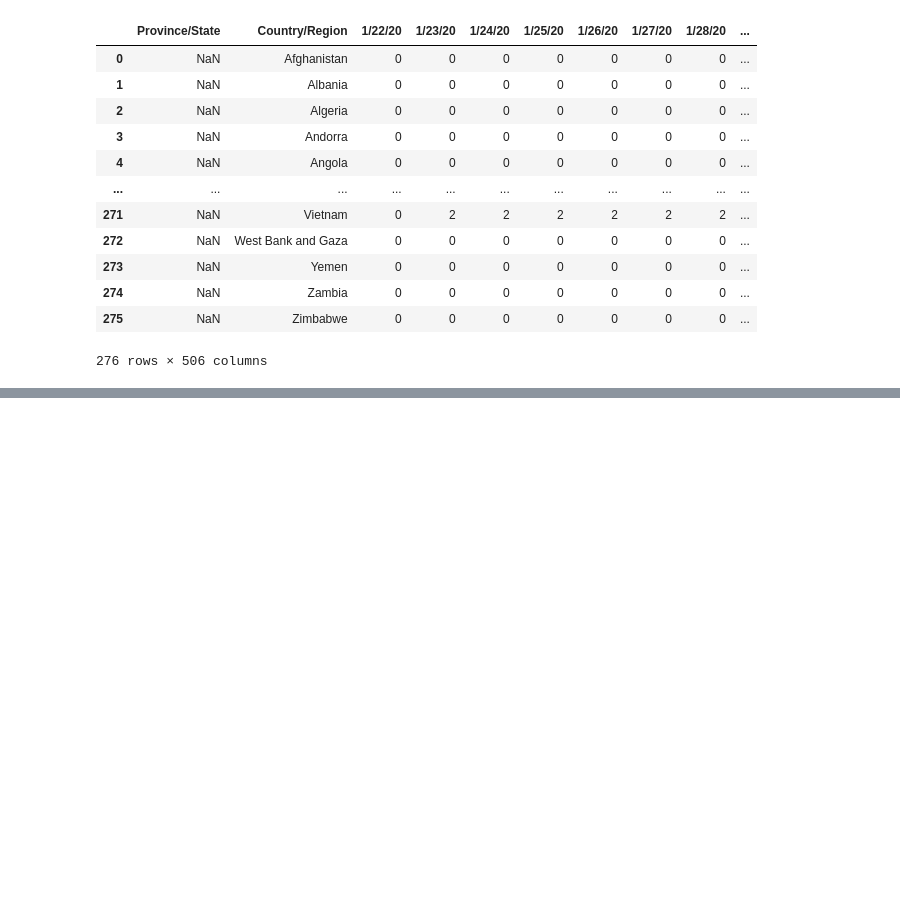
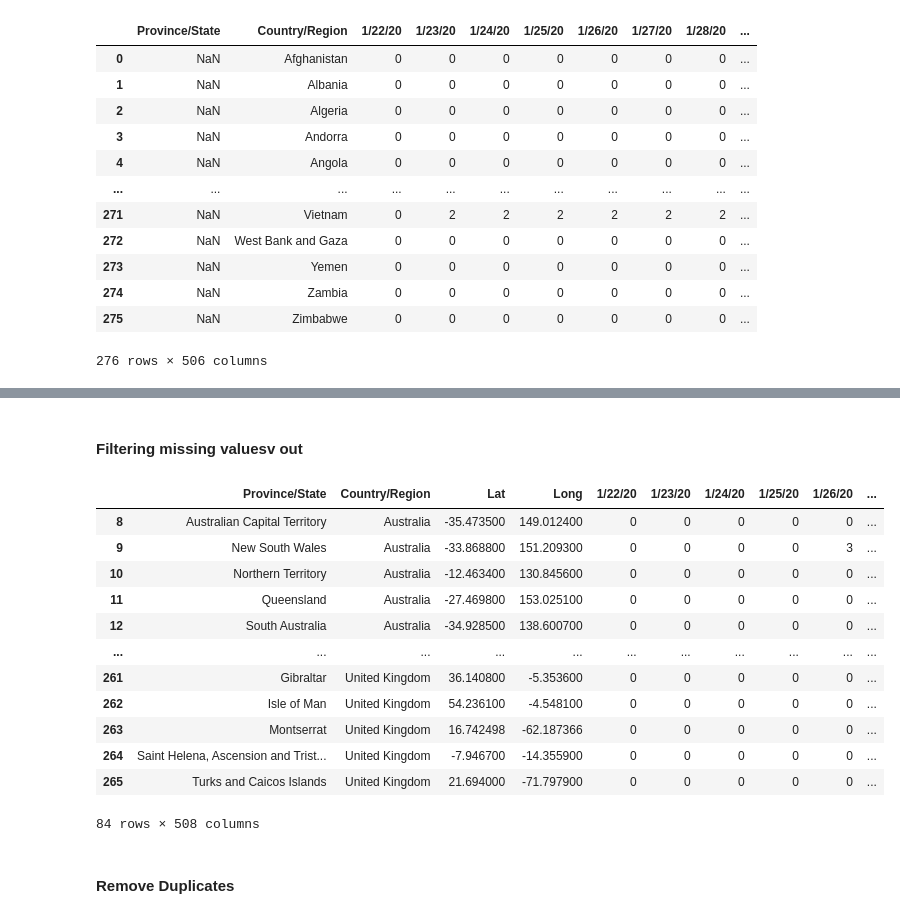
Before and after one commit to Binguni19Edirisuriya/Covid19_Data_Analysis_python, a Jupyter notebook: Covid19 Data Analysis.ipynb, the cells around one changed output, grey strips where cells are left out. Cells and saved outputs as stored; diff of their text form; code cells hidden in the pictures; blank space fills up the shorter version.

Commit message:
Missing values , duplication removal Grouping , aggreghation

```diff
--- a/Covid19 Data Analysis.ipynb
+++ b/Covid19 Data Analysis.ipynb
@@ -123,0 +143,21 @@ covidDrop
+# %% [markdown]
+#### Filtering missing valuesv out
+# %%
+covidDrop = covid.dropna()
+covidDrop
+# %% [output]
+|  | Province/State | Country/Region | Lat | Long | 1/22/20 | 1/23/20 | 1/24/20 | 1/25/20 | 1/26/20 | ... |
+| 8 | Australian Capital Territory | Australia | -35.473500 | 149.012400 | 0 | 0 | 0 | 0 | 0 | ... |
+| 9 | New South Wales | Australia | -33.868800 | 151.209300 | 0 | 0 | 0 | 0 | 3 | ... |
+| 10 | Northern Territory | Australia | -12.463400 | 130.845600 | 0 | 0 | 0 | 0 | 0 | ... |
+| 11 | Queensland | Australia | -27.469800 | 153.025100 | 0 | 0 | 0 | 0 | 0 | ... |
+| 12 | South Australia | Australia | -34.928500 | 138.600700 | 0 | 0 | 0 | 0 | 0 | ... |
+| ... | ... | ... | ... | ... | ... | ... | ... | ... | ... | ... |
+| 261 | Gibraltar | United Kingdom | 36.140800 | -5.353600 | 0 | 0 | 0 | 0 | 0 | ... |
+| 262 | Isle of Man | United Kingdom | 54.236100 | -4.548100 | 0 | 0 | 0 | 0 | 0 | ... |
+| 263 | Montserrat | United Kingdom | 16.742498 | -62.187366 | 0 | 0 | 0 | 0 | 0 | ... |
+| 264 | Saint Helena, Ascension and Trist... | United Kingdom | -7.946700 | -14.355900 | 0 | 0 | 0 | 0 | 0 | ... |
+| 265 | Turks and Caicos Islands | United Kingdom | 21.694000 | -71.797900 | 0 | 0 | 0 | 0 | 0 | ... |
+84 rows × 508 columns
+# %% [markdown]
+#### Remove Duplicates
```
Also changed, not shown: parts of 21 cells of this notebook.
